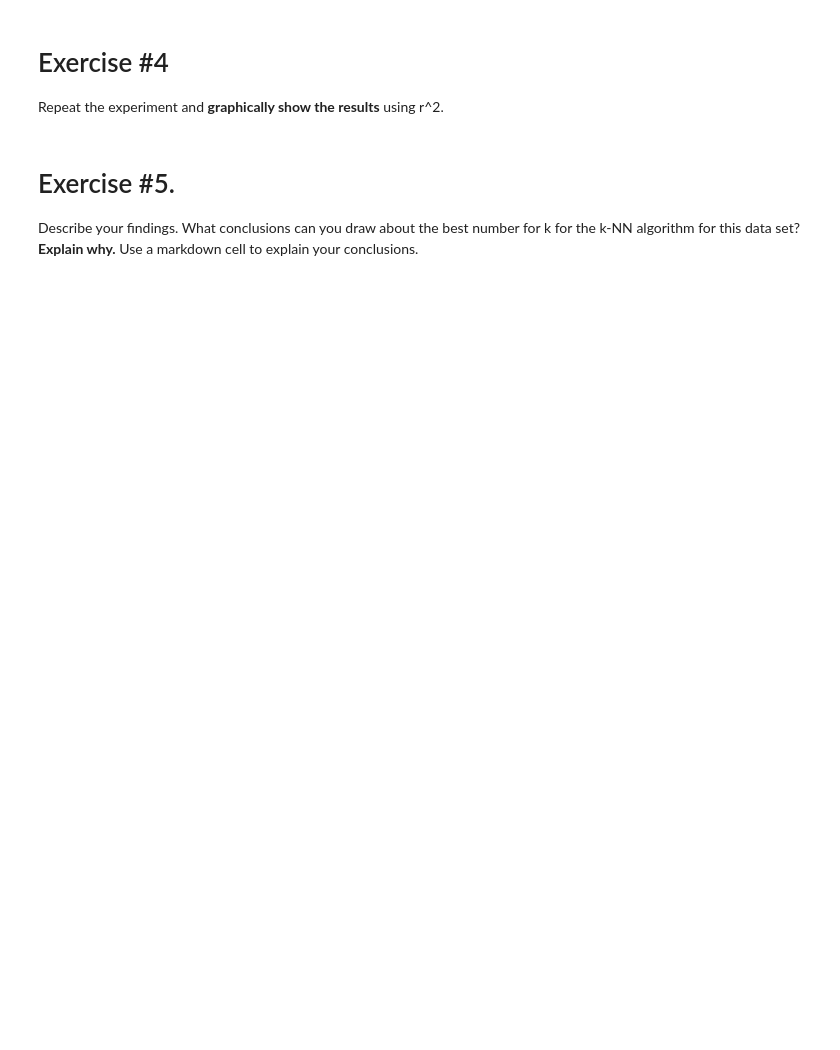
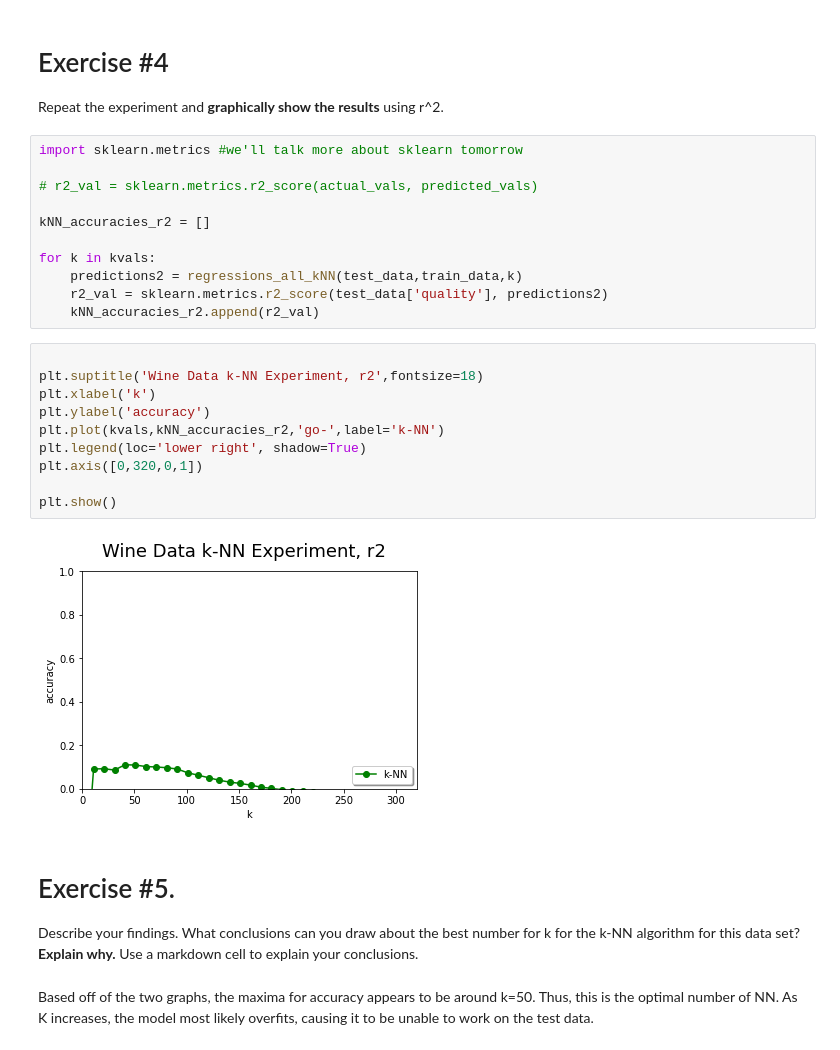
Before and after one commit to nickwharff/CS167_Notes, a Jupyter notebook: Notebook3_wharff.ipynb, the cells around one changed output. Cells and saved outputs as stored; diff of their text form; blank space fills up the shorter version.

```diff
--- a/Notebook3_wharff.ipynb
+++ b/Notebook3_wharff.ipynb
@@ -152,6 +185,31 @@ test_norm_data['alcohol'] = (test_data['alcohol'] - alcohol_mean)/alcohol_std
 # %% [markdown]
 # Exercise #4
 Repeat the experiment and **graphically show the results** using r^2.
+# %%
+import sklearn.metrics #we'll talk more about sklearn tomorrow
+
+# r2_val = sklearn.metrics.r2_score(actual_vals, predicted_vals)
+
+kNN_accuracies_r2 = []
+
+for k in kvals:
+    predictions2 = regressions_all_kNN(test_data,train_data,k)
+    r2_val = sklearn.metrics.r2_score(test_data['quality'], predictions2)
+    kNN_accuracies_r2.append(r2_val)
+# %%
+
+plt.suptitle('Wine Data k-NN Experiment, r2',fontsize=18)
+plt.xlabel('k')
+plt.ylabel('accuracy')
+plt.plot(kvals,kNN_accuracies_r2,'go-',label='k-NN')
+plt.legend(loc='lower right', shadow=True)
+plt.axis([0,320,0,1])
+
+plt.show()
+# %% [output]
+[figure, added]
 # %% [markdown]
 # Exercise #5.
 Describe your findings. What conclusions can you draw about the best number for k for the k-NN algorithm for this data set? **Explain why.** Use a markdown cell to explain your conclusions.
+# %% [markdown]
+Based off of the two graphs, the maxima for accuracy appears to be around k=50. Thus, this is the optimal number of NN. As K increases, the model most likely overfits, causing it to be unable to work on the test data.
```
Also changed, not shown: parts of 3 cells of this notebook.
